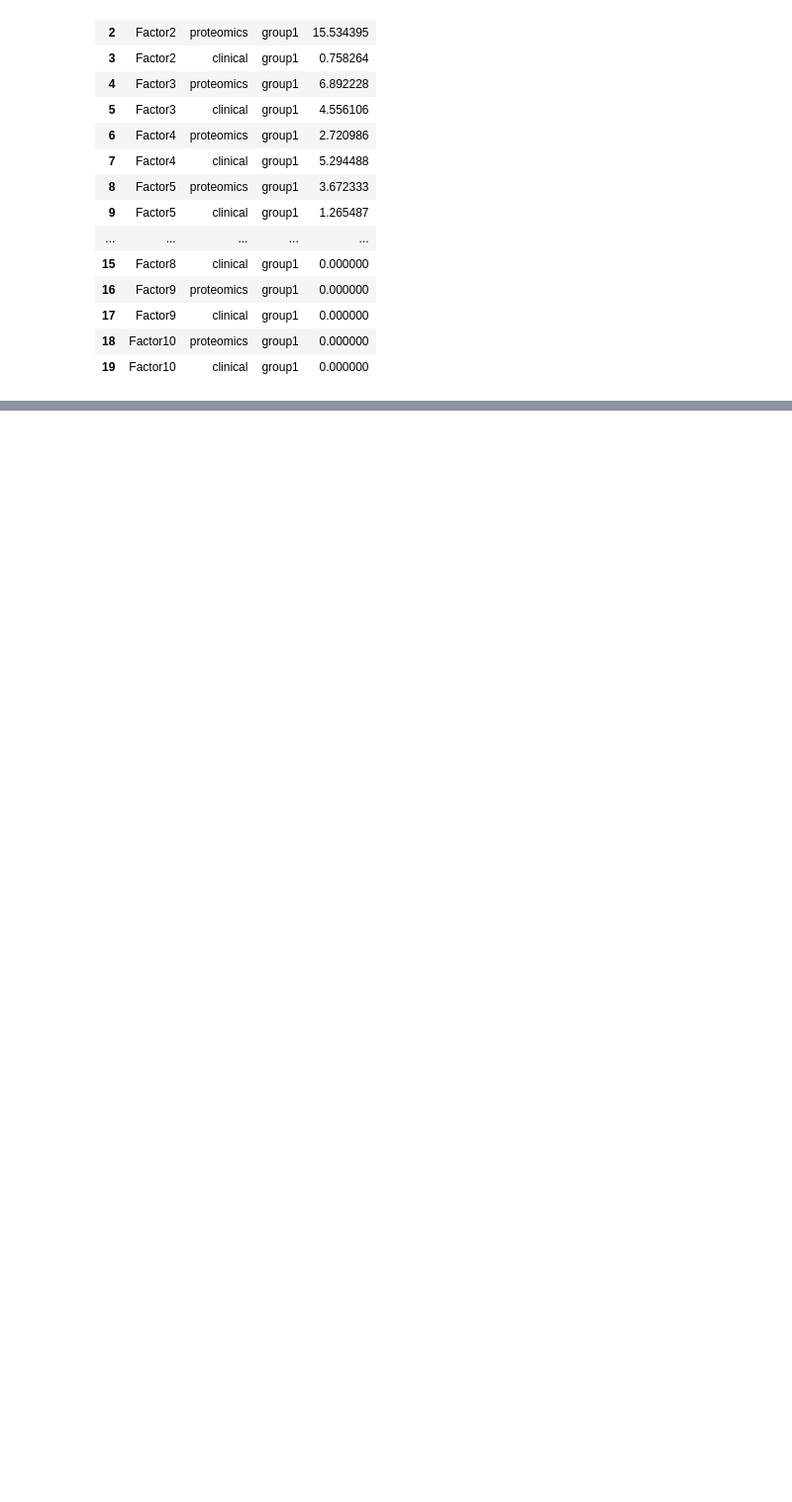
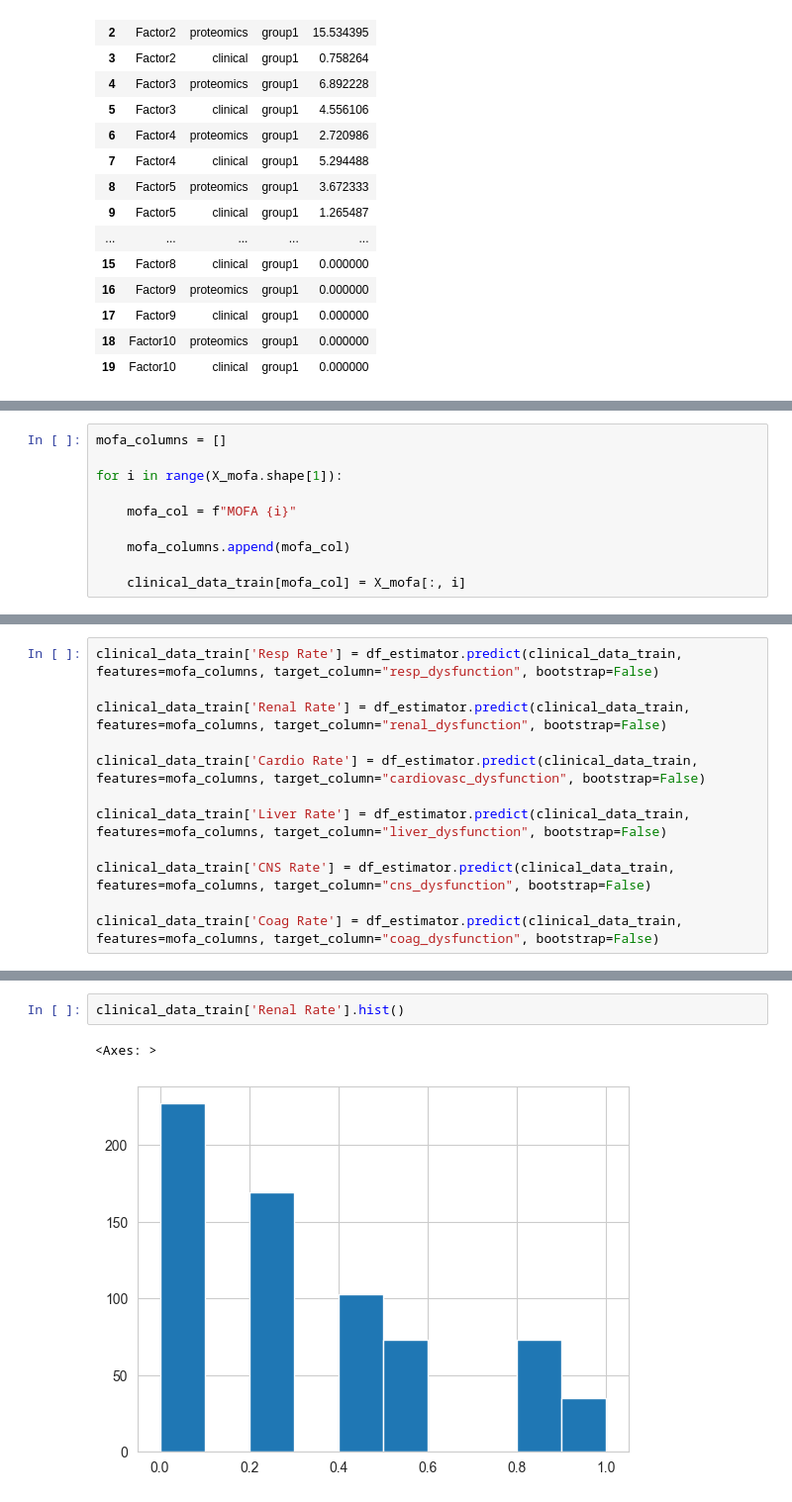
Before and after one commit to InfectionMedicineProteomics/DigitalFamilyAnalysis, a Jupyter notebook: 3_feature_selection_organ_dysfunction/multimodal_df_model.ipynb, the cells around one changed output, grey strips where cells are left out. Shown at 99% size. Drawn from its saved outputs; the diff is of its cells as text; blank space fills up the shorter version.

```diff
--- a/3_feature_selection_organ_dysfunction/multimodal_df_model.ipynb
+++ b/3_feature_selection_organ_dysfunction/multimodal_df_model.ipynb
@@ -290 +293,11 @@ model.get_weights(
+# %%
+mofa_columns = []
+
+for i in range(X_mofa.shape[1]):
+
+    mofa_col = f"MOFA {i}"
+
+    mofa_columns.append(mofa_col)
+
+    clinical_data_train[mofa_col] = X_mofa[:, i]
 # %%
@@ -337,0 +307,12 @@ array([[-2.13403927e+00, -2.57929035e+00, -1.57381260e+00, ...,
+# %%
+clinical_data_train['Resp Rate'] = df_estimator.predict(clinical_data_train, features=mofa_columns, target_column="resp_dysfunction", bootstrap=False)
+
+clinical_data_train['Renal Rate'] = df_estimator.predict(clinical_data_train, features=mofa_columns, target_column="renal_dysfunction", bootstrap=False)
+
+clinical_data_train['Cardio Rate'] = df_estimator.predict(clinical_data_train, features=mofa_columns, target_column="cardiovasc_dysfunction", bootstrap=False)
+
+clinical_data_train['Liver Rate'] = df_estimator.predict(clinical_data_train, features=mofa_columns, target_column="liver_dysfunction", bootstrap=False)
+
+clinical_data_train['CNS Rate'] = df_estimator.predict(clinical_data_train, features=mofa_columns, target_column="cns_dysfunction", bootstrap=False)
+
+clinical_data_train['Coag Rate'] = df_estimator.predict(clinical_data_train, features=mofa_columns, target_column="coag_dysfunction", bootstrap=False)
@@ -337,0 +380,5 @@ array([[-2.13403927e+00, -2.57929035e+00, -1.57381260e+00, ...,
+# %%
+clinical_data_train['Renal Rate'].hist()
+# %% [output]
+<Axes: >
+[figure, added]
```
Also changed, not shown: parts of 6 cells of this notebook.
